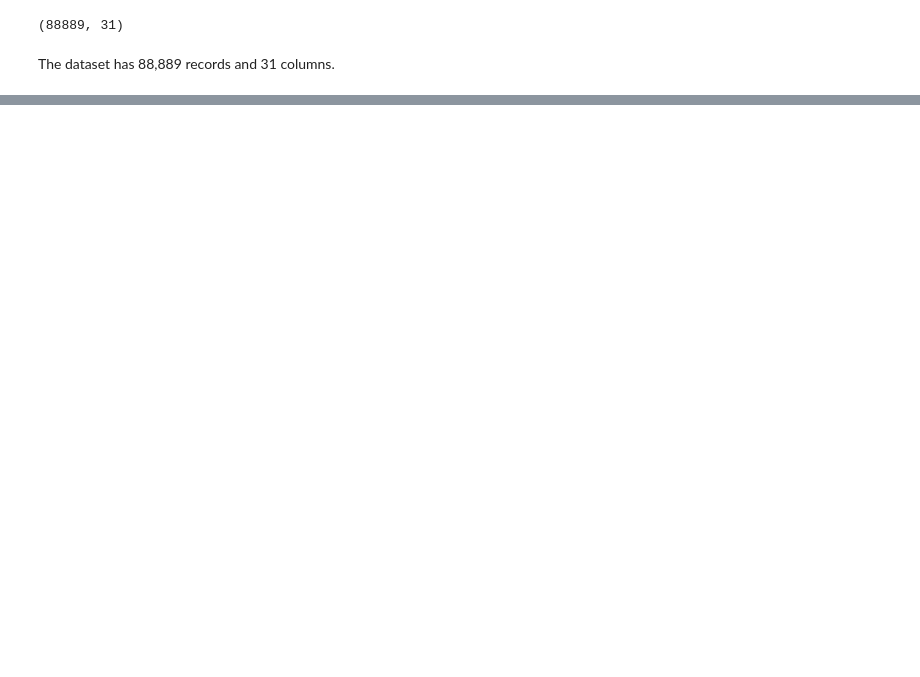
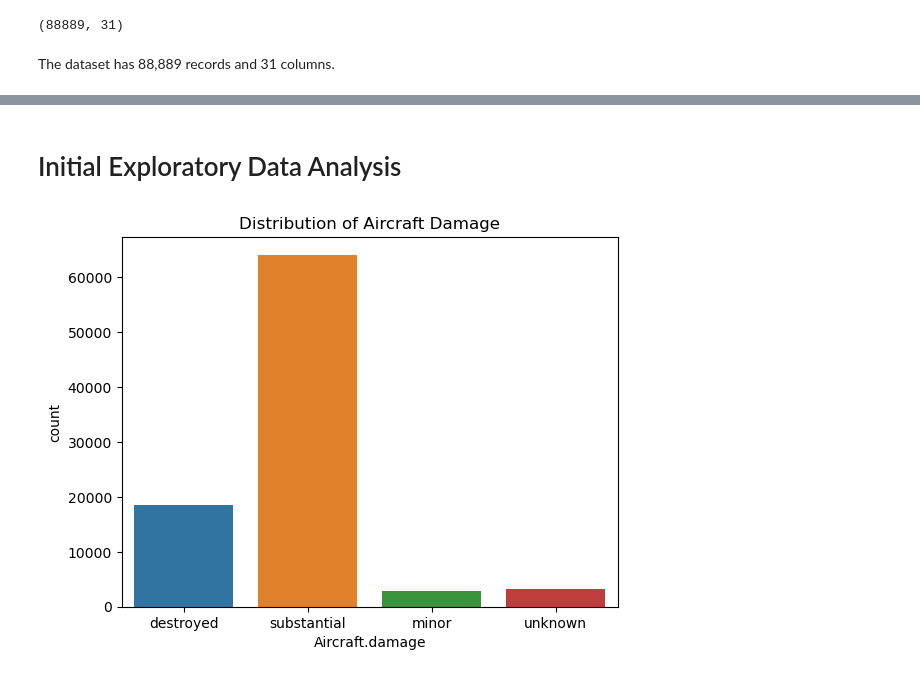
Before and after one commit to BrianGithinji-BMG/First-Project, a Jupyter notebook: project.ipynb, the cells around one changed output, grey strips where cells are left out. Cells and saved outputs as stored; diff of their text form; code cells hidden in the pictures; blank space fills up the shorter version.

```diff
--- a/project.ipynb
+++ b/project.ipynb
@@ -77,0 +326,2 @@ df.info
+# %%
+df.fillna({'Broad.phase.of.flight': 'Unknown'}, inplace=True)
@@ -77,0 +345,3 @@ df.info
+# %%
+df.fillna({'Engine.Type': 'Unknown'},inplace = True)
+df.fillna({'Number.of.Engines': df['Number.of.Engines'].mean() }, inplace=True)
@@ -77,0 +373,2 @@ df.info
+# %%
+df = df.drop_duplicates()
@@ -77,0 +415,2 @@ df.info
+# %%
+df.fillna({'Registration.Number': 'Unknown'},inplace = True)
@@ -77,0 +473,9 @@ df.info
+# %% [markdown]
+# Initial Exploratory Data Analysis
+# %%
+# Distribution of aircraft damage
+sns.countplot(data=df, x='Aircraft.damage')
+plt.title('Distribution of Aircraft Damage')
+plt.show()
+# %% [output]
+[figure, added]
```
Also changed, not shown: parts of 53 cells of this notebook, 1 other file.
